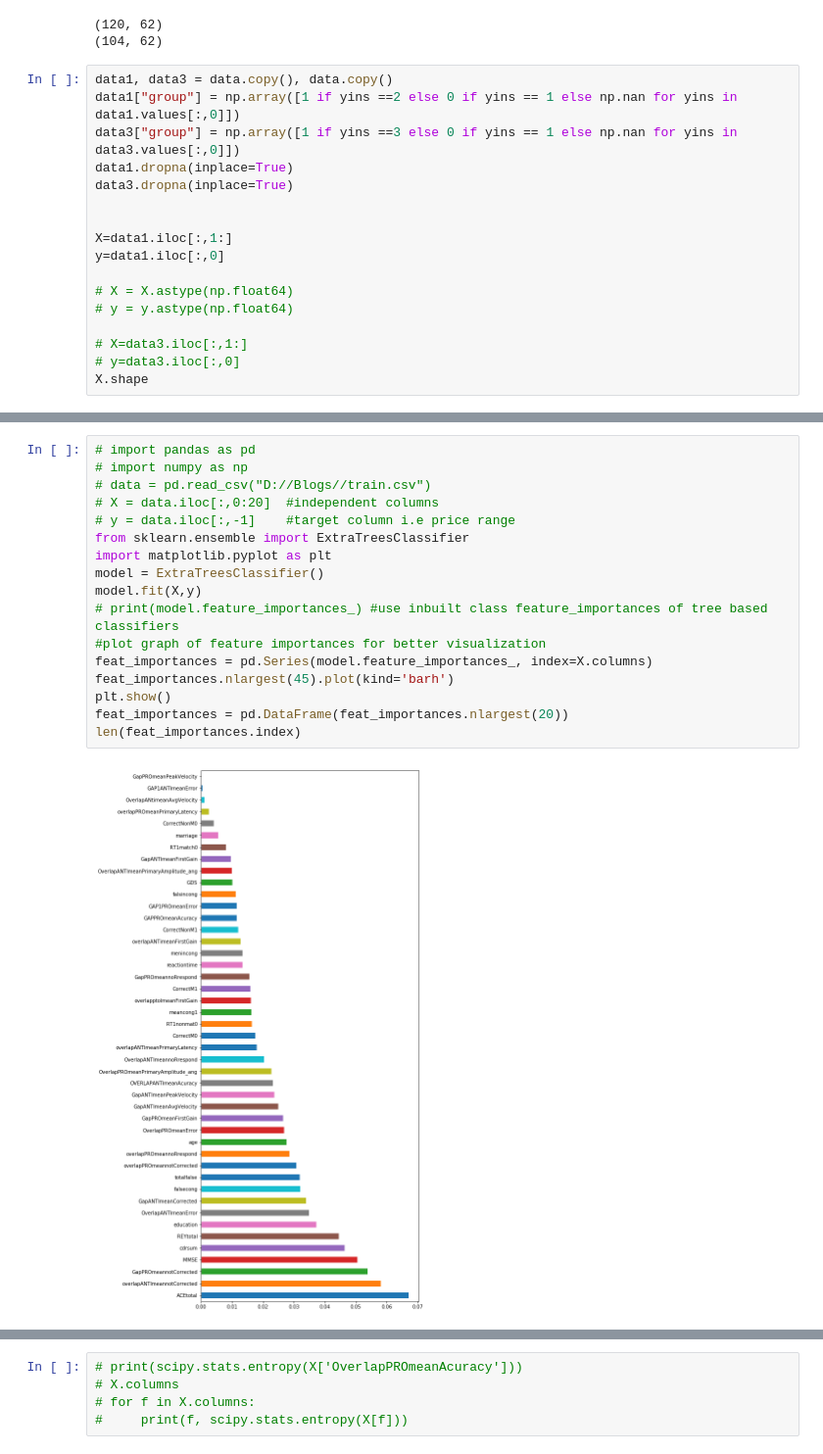
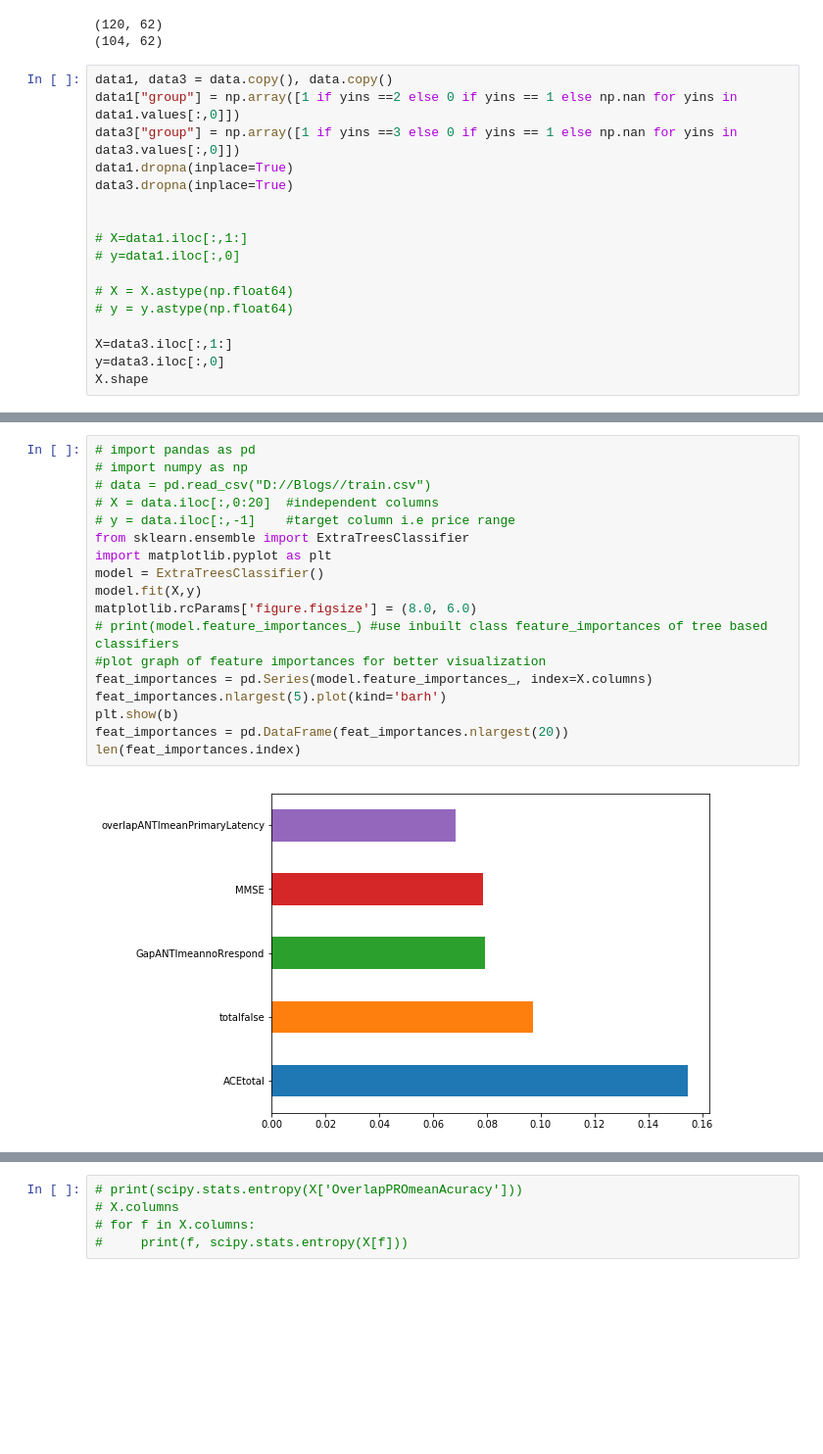
Before and after one commit to aminkhod/Eye_tracking-Neuroscience, a Jupyter notebook: eye_track_feature_selection.ipynb, the cells around one changed output, grey strips where cells are left out. Shown at 98% size. Saved outputs shown, nothing was run; the diff lists cells and outputs as text; blank space fills up the shorter version.

```diff
--- a/eye_track_feature_selection.ipynb
+++ b/eye_track_feature_selection.ipynb
@@ -35,13 +35,13 @@ data1.dropna(inplace=True)
 data3.dropna(inplace=True)
 
 
-X=data1.iloc[:,1:]
-y=data1.iloc[:,0]
+# X=data1.iloc[:,1:]
+# y=data1.iloc[:,0]
 
 # X = X.astype(np.float64)
 # y = y.astype(np.float64)
 
-# X=data3.iloc[:,1:]
-# y=data3.iloc[:,0]
+X=data3.iloc[:,1:]
+y=data3.iloc[:,0]
 X.shape
 # %% [output]
@@ -49,22 +49,23 @@ X.shape
 # %%
 # import pandas as pd
 # import numpy as np
 # data = pd.read_csv("D://Blogs//train.csv")
 # X = data.iloc[:,0:20]  #independent columns
 # y = data.iloc[:,-1]    #target column i.e price range
 from sklearn.ensemble import ExtraTreesClassifier
 import matplotlib.pyplot as plt
 model = ExtraTreesClassifier()
 model.fit(X,y)
+matplotlib.rcParams['figure.figsize'] = (8.0, 6.0)
 # print(model.feature_importances_) #use inbuilt class feature_importances of tree based classifiers
 #plot graph of feature importances for better visualization
 feat_importances = pd.Series(model.feature_importances_, index=X.columns)
-feat_importances.nlargest(45).plot(kind='barh')
-plt.show()
+feat_importances.nlargest(5).plot(kind='barh')
+plt.show(b)
 feat_importances = pd.DataFrame(feat_importances.nlargest(20))
 len(feat_importances.index)
 # %% [output]
-[figure, old version]
+[figure, new version]
 20
 # %%
 # print(scipy.stats.entropy(X['OverlapPROmeanAcuracy']))
```
Also changed, not shown: parts of 10 cells of this notebook, 32 other files.
